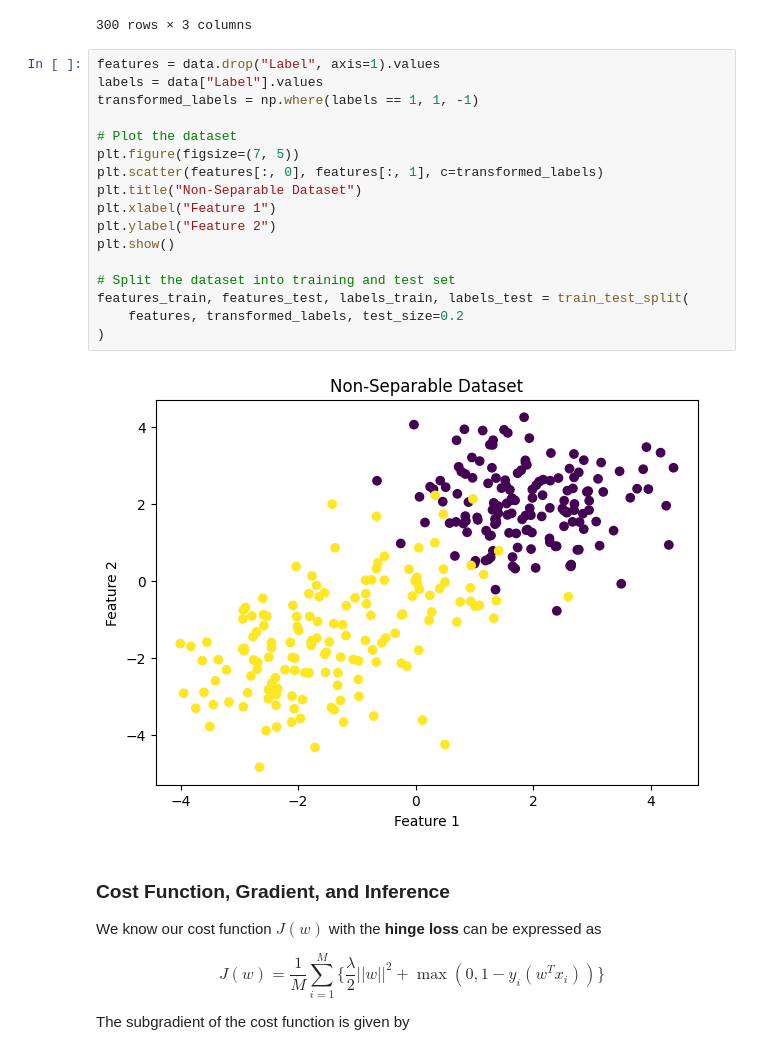
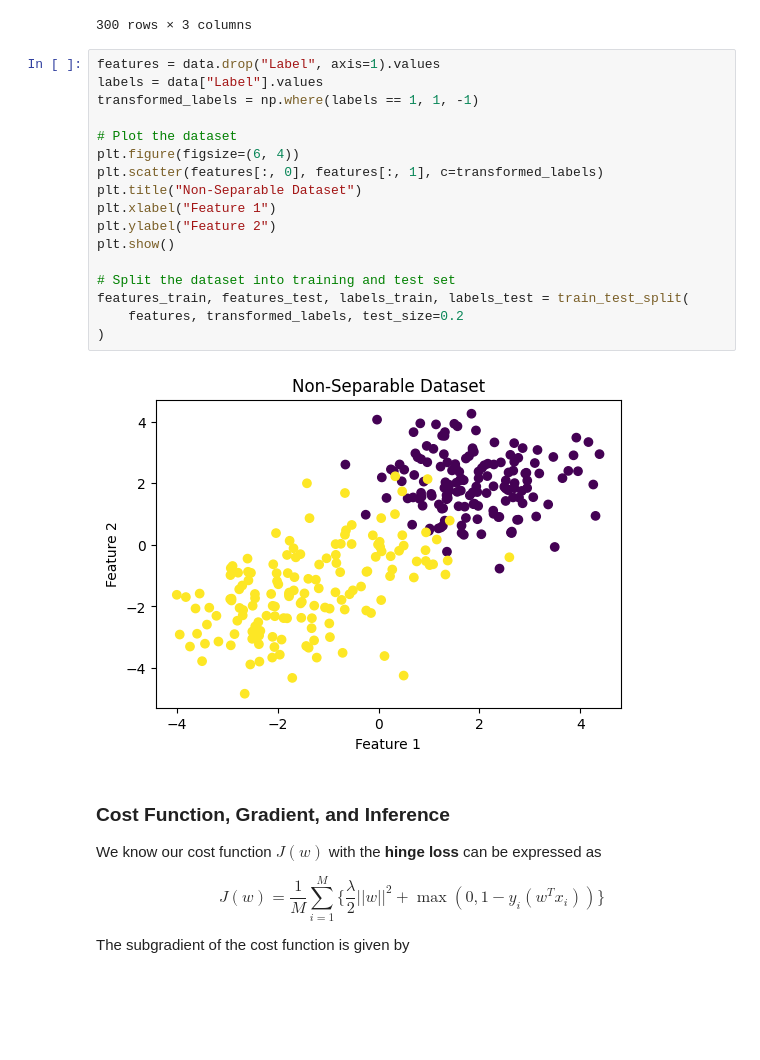
Before and after one commit to didarulilm/ml-notebooks, a Jupyter notebook: src/support_vector_machines.ipynb, the cells around one changed output. Saved outputs shown, nothing was run; the diff lists cells and outputs as text; blank space fills up the shorter version.

Commit message:
changed the graph size

```diff
--- a/src/support_vector_machines.ipynb
+++ b/src/support_vector_machines.ipynb
@@ -30,22 +30,22 @@ data
 # %%
 features = data.drop("Label", axis=1).values
 labels = data["Label"].values
 transformed_labels = np.where(labels == 1, 1, -1)
 
 # Plot the dataset
-plt.figure(figsize=(7, 5))
+plt.figure(figsize=(6, 4))
 plt.scatter(features[:, 0], features[:, 1], c=transformed_labels)
 plt.title("Non-Separable Dataset")
 plt.xlabel("Feature 1")
 plt.ylabel("Feature 2")
 plt.show()
 
 # Split the dataset into training and test set
 features_train, features_test, labels_train, labels_test = train_test_split(
     features, transformed_labels, test_size=0.2
 )
 # %% [output]
-[figure, old version]
+[figure, new version]
 # %% [markdown]
 ### Cost Function, Gradient, and Inference
 
```
